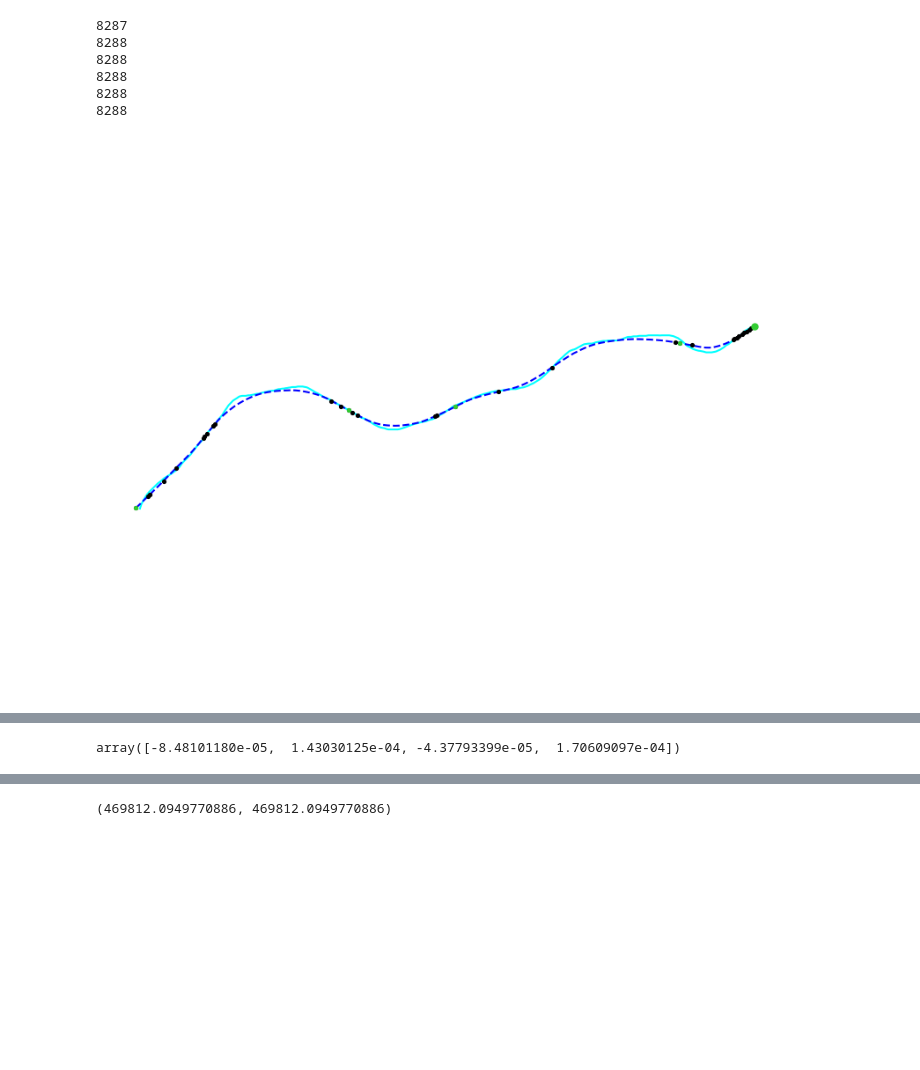
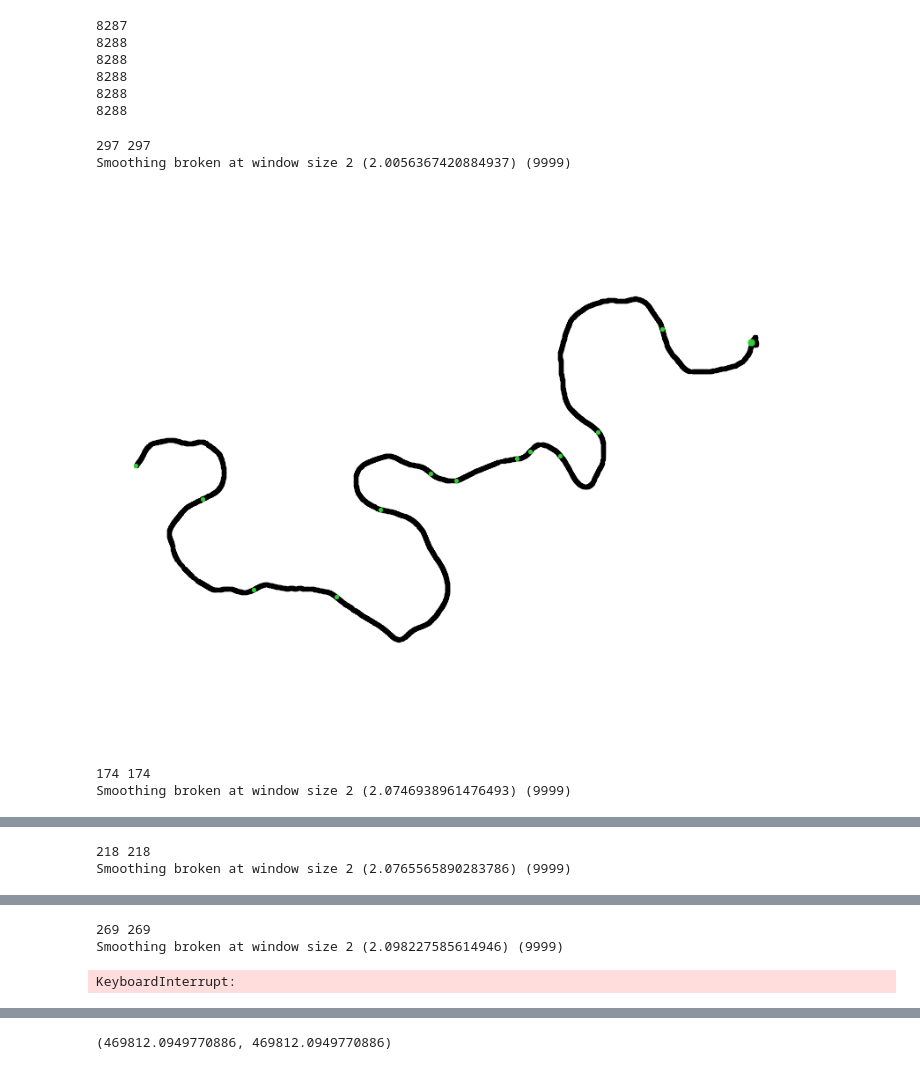
Before and after one commit to niekcde/river-confinement, a Jupyter notebook: test_inflectionPoint.ipynb, the cells around one changed output, grey strips where cells are left out. Cells and saved outputs as stored; diff of their text form; code cells hidden in the pictures; blank space fills up the shorter version.

```diff
--- a/test_inflectionPoint.ipynb
+++ b/test_inflectionPoint.ipynb
@@ -42,8 +42,8 @@ import shapely
 # %%
 singleConfFiles = np.sort(glob(directory + f'results/single_values/*conf.nc'))
 # %%
-c = 'af'
-i = '02'
+c = 'as'
+i = '01'
 
 create_new = False
 vector_save_file = directory +f'results/new_segments/vector/{c}_{i}_reach_new_segments.gpkg'
@@ -121,10 +121,11 @@ minLenFactor = 4*12
 ids = df.loc[df['include_flag'] == '0','combined_reach_id'].unique()
 
 ids = [12881, 12906, 12943, 12945, 12950, 13030, 13066, 13184, 13326]
-ids = [8287]
+ids = [5525]
+# ids = 6751, 6965, 7081
 
 dfSF = pd.read_csv(directory + 'results/smoothingFactor.csv')
-
+ids = [5525, 6751, 6965, 7081, 7312, 7608, 8143]
 for id in tqdm(ids):
 
        dfReach      = df[df['combined_reach_id'] == id].copy()
@@ -156,31 +157,35 @@ for id in tqdm(ids):
        widthRatio = dfReachNodes['width'] / dfReachNodes['max_width']
        df.loc[dfReach.index, 'widthRatio'] = np.nanmean(widthRatio)
 
        ###########################
        # Smoothing
        ###########################
        factorRow       = abs(dfSF['combined_reach_width'] - factorWidth).argsort()
        smoothingFactor = dfSF.loc[factorRow, 'smoothFactor'].iloc[0]
 
        smoothing_window = smoothingFactor*int(factorWidth) # Smoothing window based on mean node max width
 
        # Smooth centerline
        combinedLineSmooth = SG_smoothing(combinedLine, smoothing_window, factorWidth)
        if len(combinedLine.coords) < 3:
               combinedLineSmooth = combinedLineSmooth.segmentize(1)
 
        # find node positions along combined centerline
        dfReachNodes       = node_position(combinedLineSmooth, dfReachNodes)
 
        dt1 = dt.now()
        (sin, bendSin,inf, infT, amplitudes, apexPList, apexPOList, curveList, bendLines,
               infLines,bendWidths, bendMaxWidths, bendDO, bendLen) = inflection_points_curve(combinedLineSmooth, dfReach, dfReachNodes)
        dt2 = dt.now()
        # print('newMethod: ', dt2 - dt1)
        # print(len(bendDO), len(np.unique(bendDO)))
        plot_inflection_points_curve(inf,infT, apexPList, apexPOList, combinedLineSmooth, combinedLine)
 
        print()
        print()
 # %% [output]
+297 297
+Smoothing broken at window size 2 (2.0056367420884937) (9999)
-[figure, old version]
+[figure, new version]
+174 174
+Smoothing broken at window size 2 (2.0746938961476493) (9999)
@@ -186,0 +193,2 @@ for id in tqdm(ids):
+218 218
+Smoothing broken at window size 2 (2.0765565890283786) (9999)
@@ -187,4 +196,3 @@ for id in tqdm(ids):
+269 269
+Smoothing broken at window size 2 (2.098227585614946) (9999)
+KeyboardInterrupt:
-# %%
-curveList
-# %% [output]
-array([-8.48101180e-05,  1.43030125e-04, -4.37793399e-05,  1.70609097e-04])
```
Also changed, not shown: parts of 7 cells of this notebook, 19 other files.
